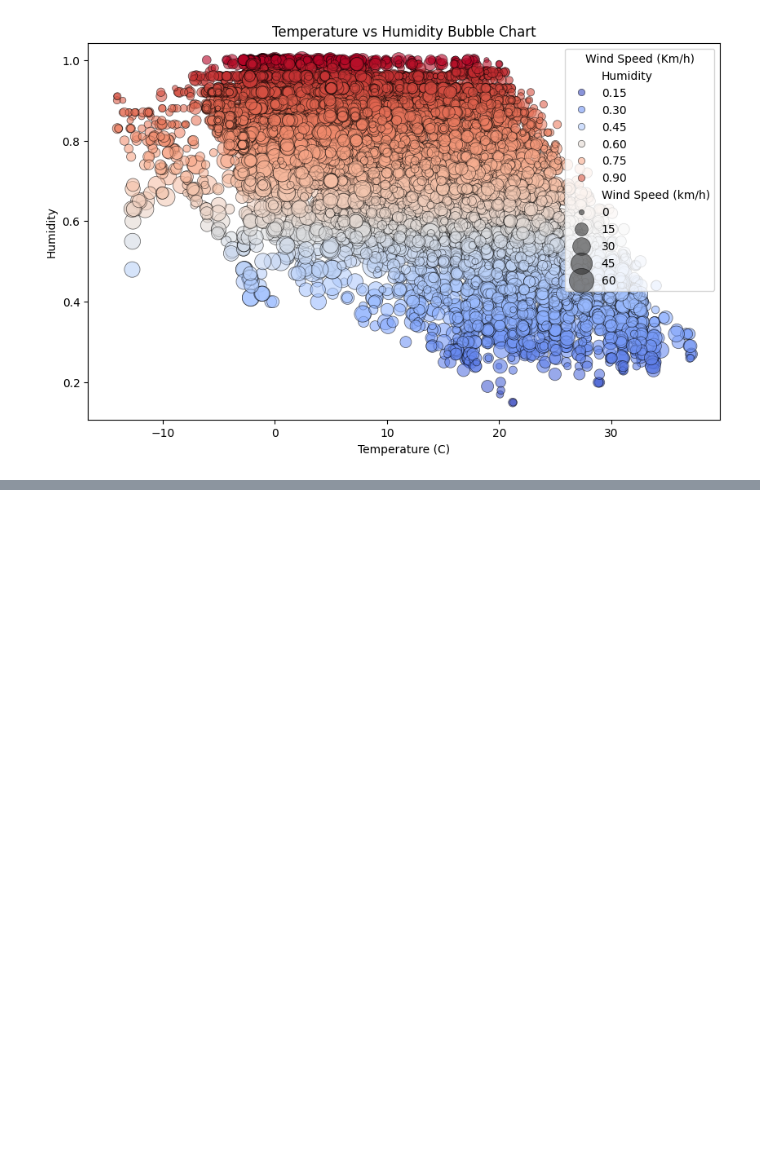
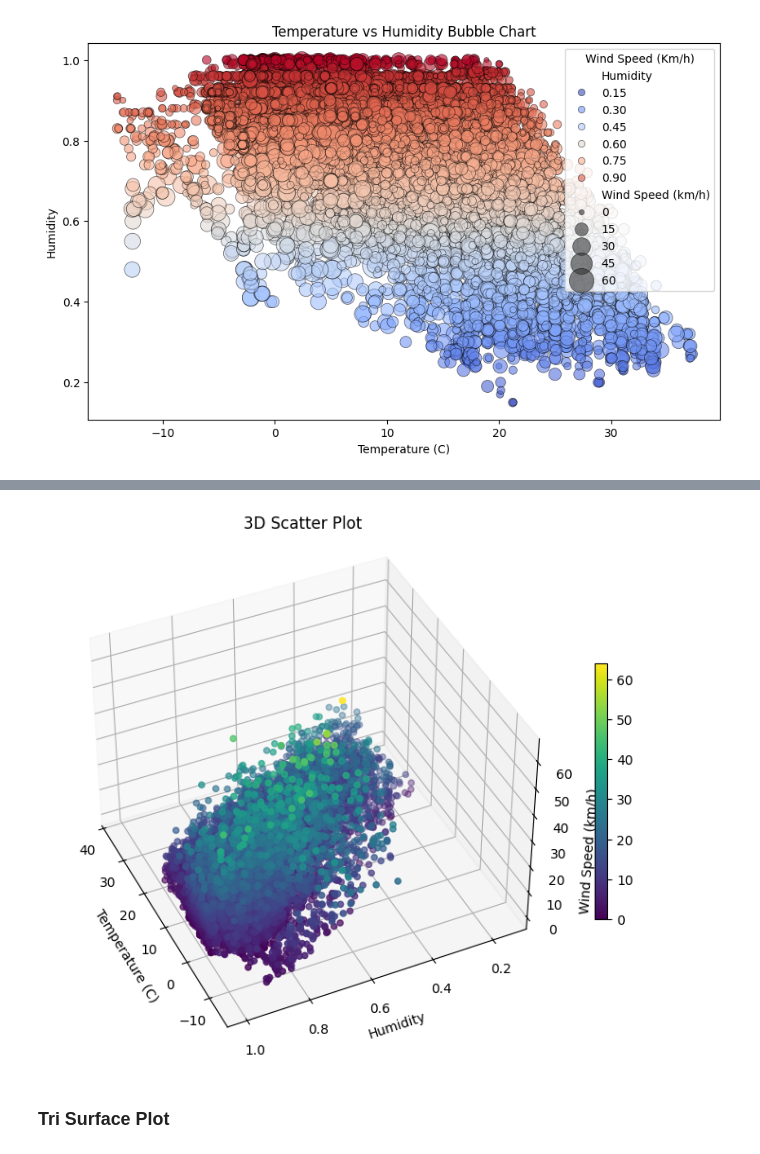
Before and after one commit to Chamindu77/Data-Preprocessing, a Jupyter notebook: Data_Visualization_3.ipynb, the cells around one changed output, grey strips where cells are left out. Drawn from its saved outputs; the diff is of its cells as text; code cells hidden in the pictures; blank space fills up the shorter version.

```diff
--- a/Data_Visualization_3.ipynb
+++ b/Data_Visualization_3.ipynb
@@ -97,0 +120,17 @@ plt.show()
+# %%
+fig1 = plt.figure(figsize = (10,7))
+ax1 = fig1.add_subplot(111, projection='3d')
+scatter1 = ax1.scatter(x, y, z, c = z, cmap = 'viridis' )
+
+ax1.view_init(elev = 40, azim = 155)
+ax1.set_xlabel('Temperature (C)')
+ax1.set_ylabel('Humidity')
+ax1.set_zlabel('Wind Speed (km/h)')
+ax1.set_title('3D Scatter Plot')
+
+plt.colorbar(scatter1, ax = ax1, shrink = 0.5)
+plt.show()
+# %% [output]
+[figure, added]
+# %% [markdown]
+### Tri Surface Plot
```
Also changed, not shown: parts of 6 cells of this notebook.
